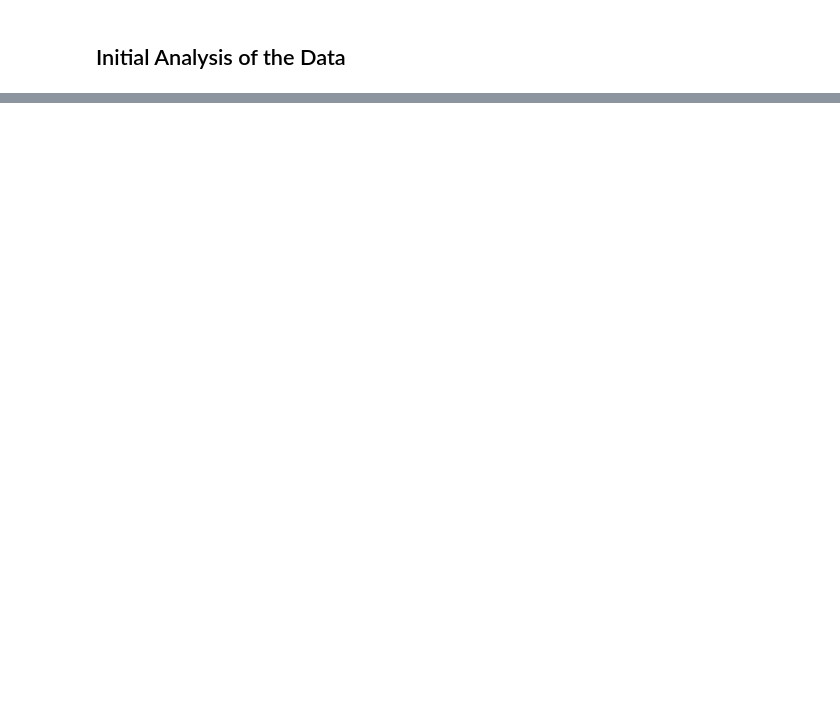
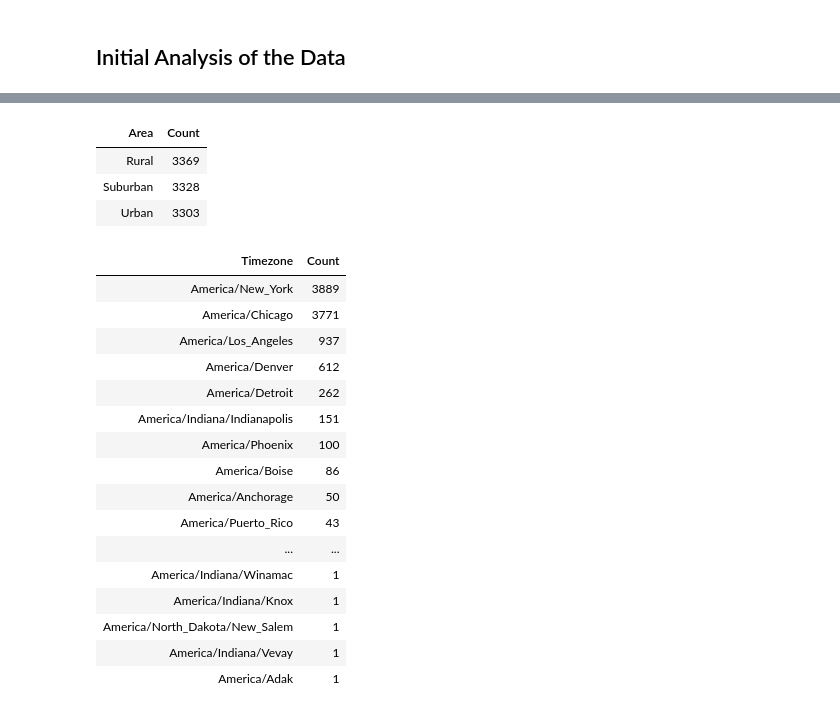
Before and after one commit to drusho/WGU, a Jupyter notebook: d206 - Data Cleaning/Assessment/assessment.ipynb, the cells around one changed output, grey strips where cells are left out. Saved outputs shown, nothing was run; the diff lists cells and outputs as text; code cells hidden in the pictures; blank space fills up the shorter version.

```diff
--- a/d206 - Data Cleaning/Assessment/assessment.ipynb
+++ b/d206 - Data Cleaning/Assessment/assessment.ipynb
@@ -83,0 +264,31 @@ filtered_df[filtered_df > 0].to_frame(name="null_count").sort_values(
+# %%
+# print value counts for Area column
+area_counts = med_df["Area"].value_counts()
+create_pt(area_counts, "Area")
+# %% [output]
+| Area | Count |
+| Rural | 3369 |
+| Suburban | 3328 |
+| Urban | 3303 |
+# %%
+# print value counts for Timezone column
+tz_counts = med_df["Timezone"].value_counts()
+create_pt(tz_counts, "Timezone")
+# %% [output]
+| Timezone | Count |
+| America/New_York | 3889 |
+| America/Chicago | 3771 |
+| America/Los_Angeles | 937 |
+| America/Denver | 612 |
+| America/Detroit | 262 |
+| America/Indiana/Indianapolis | 151 |
+| America/Phoenix | 100 |
+| America/Boise | 86 |
+| America/Anchorage | 50 |
+| America/Puerto_Rico | 43 |
+| ... | ... |
+| America/Indiana/Winamac | 1 |
+| America/Indiana/Knox | 1 |
+| America/North_Dakota/New_Salem | 1 |
+| America/Indiana/Vevay | 1 |
+| America/Adak | 1 |
```
Also changed, not shown: parts of 29 cells of this notebook.
